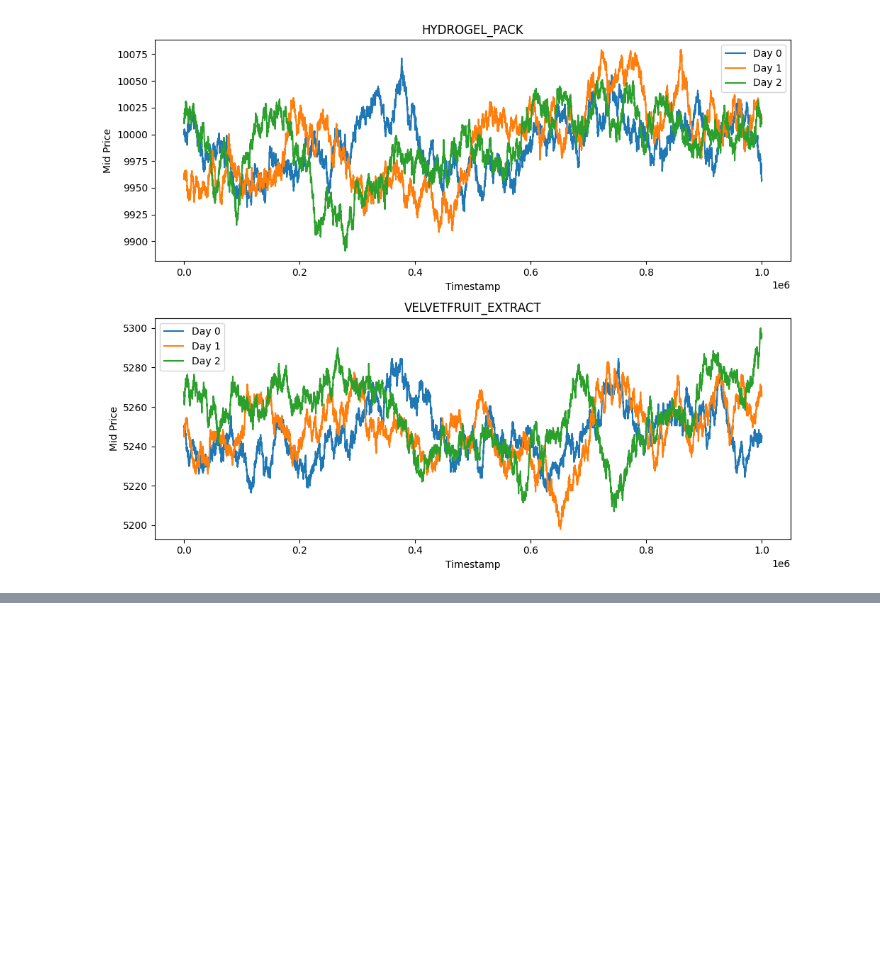
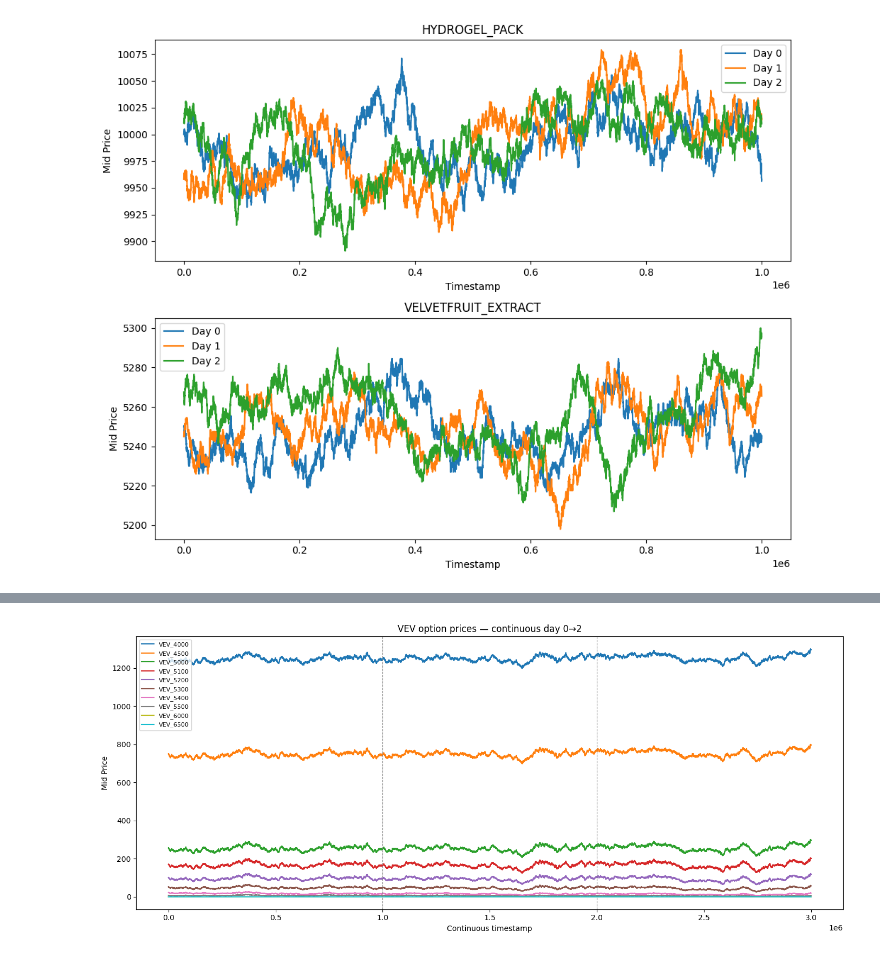
Before and after one commit to pig8pig/imc-prosperity-3, a Jupyter notebook: rounds/analysis.ipynb, the cells around one changed output, grey strips where cells are left out. Drawn from its saved outputs; the diff is of its cells as text; code cells hidden in the pictures; blank space fills up the shorter version.

```diff
--- a/rounds/analysis.ipynb
+++ b/rounds/analysis.ipynb
@@ -433,0 +460,33 @@ plt.show()
+# %%
+# Continuous option prices (VEV_*) across days 0-2
+DAY_LENGTH = 1_000_000
+
+options = ['VEV_4000', 'VEV_4500', 'VEV_5000', 'VEV_5100',
+           'VEV_5200', 'VEV_5300', 'VEV_5400', 'VEV_5500',
+           'VEV_6000', 'VEV_6500']
+
+fig, ax = plt.subplots(figsize=(14, 6))
+
+for opt in options:
+    frames = []
+    for day, df in dfs.items():
+        chunk = df[df['product'] == opt].copy()
+        if chunk.empty:
+            continue
+        chunk['cont_ts'] = chunk['timestamp'] + day * DAY_LENGTH
+        frames.append(chunk)
+    if not frames:
+        continue
+    combined = pd.concat(frames).sort_values('cont_ts')
+    ax.plot(combined['cont_ts'], combined['mid_price'], label=opt)
+
+ax.axvline(DAY_LENGTH, color='gray', linestyle='--', linewidth=0.8)
+ax.axvline(2 * DAY_LENGTH, color='gray', linestyle='--', linewidth=0.8)
+ax.set_title('VEV option prices — continuous day 0→2')
+ax.set_xlabel('Continuous timestamp')
+ax.set_ylabel('Mid Price')
+ax.legend(loc='upper left', fontsize=8)
+plt.tight_layout()
+plt.show()
+# %% [output]
+[figure, added]
```
Also changed, not shown: parts of 2 cells of this notebook, 1 other file.
